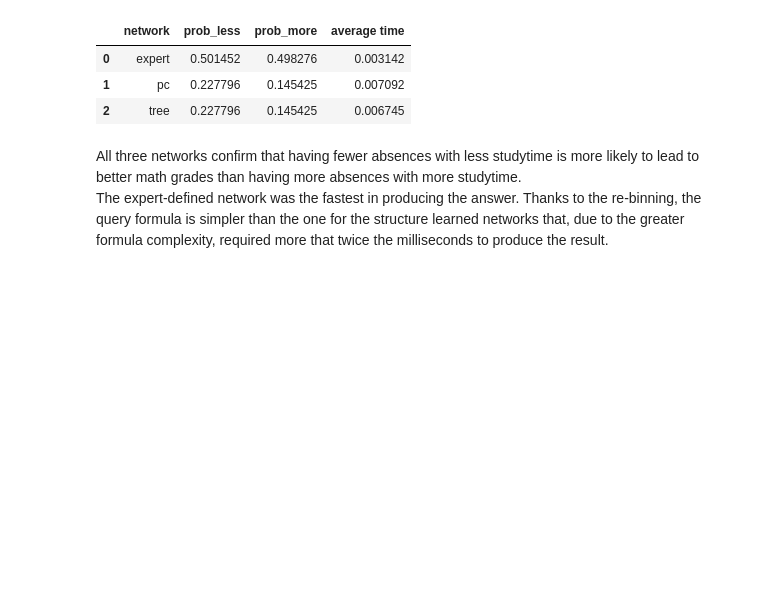
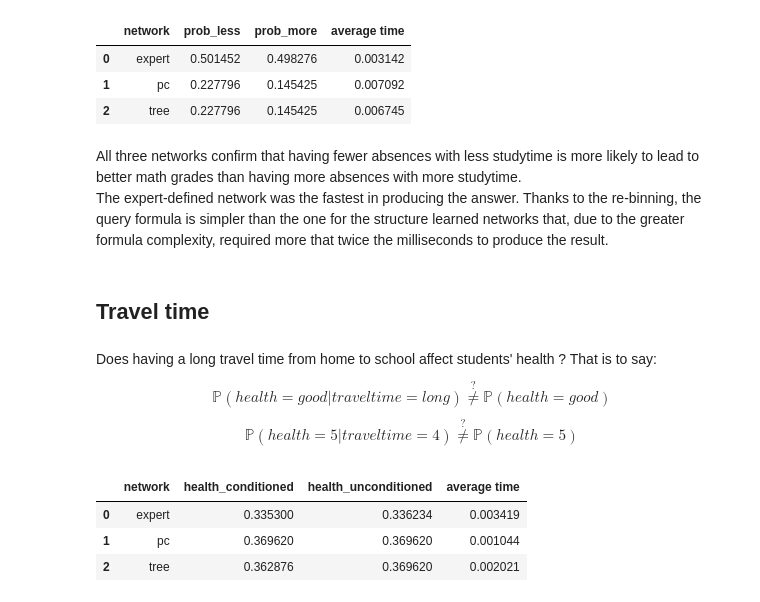
Before and after one commit to Gio-Formichella/Student-Performance-BN, a Jupyter notebook: student-performance-bn.ipynb, the cells around one changed output. Drawn from its saved outputs; the diff is of its cells as text; code cells hidden in the pictures; blank space fills up the shorter version.

Commit message:
health-traveltime query

```diff
--- a/student-performance-bn.ipynb
+++ b/student-performance-bn.ipynb
@@ -469,3 +471,58 @@ absences_studytime_results.groupby(["network", "prob_less", "prob_more"])["time"
 # %% [markdown]
 All three networks confirm that having fewer absences with less studytime is more likely to lead to better math grades than having more absences with more studytime.
 The expert-defined network was the fastest in producing the answer. Thanks to the re-binning, the query formula is simpler than the one for the structure learned networks that, due to the greater formula complexity, required more that twice the milliseconds to produce the result.
+# %% [markdown]
+## Travel time
+# %% [markdown]
+Does having a long travel time from home to school affect students' health ? That is to say:
+$$\mathbb{P}(health=good|traveltime=long) \stackrel{?}{\neq} \mathbb{P}(health = good)$$
+$$\mathbb{P}(health = 5|traveltime=4) \stackrel{?}{\neq} \mathbb{P}(health = 5)$$
+# %%
+try:
+    health_traveltime_results = pd.read_csv("query_results/health_travel_time_results.csv")
+except FileNotFoundError:
+    health_traveltime_results = pd.DataFrame(columns=["network", "iteration", "health_conditioned", "health_unconditioned", "time"])
+    n_iterations = 5  # Repeating measurements to minimize time error
+
+    # PC queries
+    for i in range(n_iterations):
+        pc_ve = VariableElimination(pc_bn)
+
+        start = timer()
+        health_posterior = pc_ve.query(variables=["health"], evidence = {"traveltime" : "4"})
+        health_prior = pc_ve.query(variables=["health"])
+        end = timer()
+        # Storing results
+        health_traveltime_results.loc[len(health_traveltime_results)] = ["pc", i, health_posterior.values[-1], health_prior.values[-1], end-start]
+
+    # Tree queries
+    for i in range(n_iterations):
+        tree_ve = VariableElimination(tree_bn)
+
+        start = timer()
+        health_posterior = tree_ve.query(variables=["health"], evidence = {"traveltime" : 4})
+        health_prior = tree_ve.query(variables=["health"])
+        end = timer()
+        # Storing results
+        health_traveltime_results.loc[len(health_traveltime_results)] = ["tree", i, health_posterior.values[-1], health_prior.values[-1], end-start]
+
+    # Expert-defined queries
+    for i in range(n_iterations):
+        expert_ve = VariableElimination(expert_bn)
+
+        start = timer()
+        health_posterior = expert_ve.query(variables=["health"], evidence = {"traveltime" : 4})
+        health_prior = expert_ve.query(variables=["health"])
+        end = timer()
+        # Storing results
+        health_traveltime_results.loc[len(health_traveltime_results)] = ["expert", i, health_posterior.values[-1], health_prior.values[-1], end-start]
+
+    health_traveltime_results.to_csv("query_results/health_traveltime_results.csv", index=False)
+# %%
+# Networks query results
+health_traveltime_results.groupby(["network", "health_conditioned", "health_unconditioned"])["time"].mean().to_frame(name="average time").reset_index()
+# %% [output]
+|  | network | health_conditioned | health_unconditioned | average time |
+| 0 | expert | 0.335300 | 0.336234 | 0.003419 |
+| 1 | pc | 0.369620 | 0.369620 | 0.001044 |
+| 2 | tree | 0.362876 | 0.369620 | 0.002021 |
```
Also changed, not shown: parts of 4 cells of this notebook, 1 other file.
